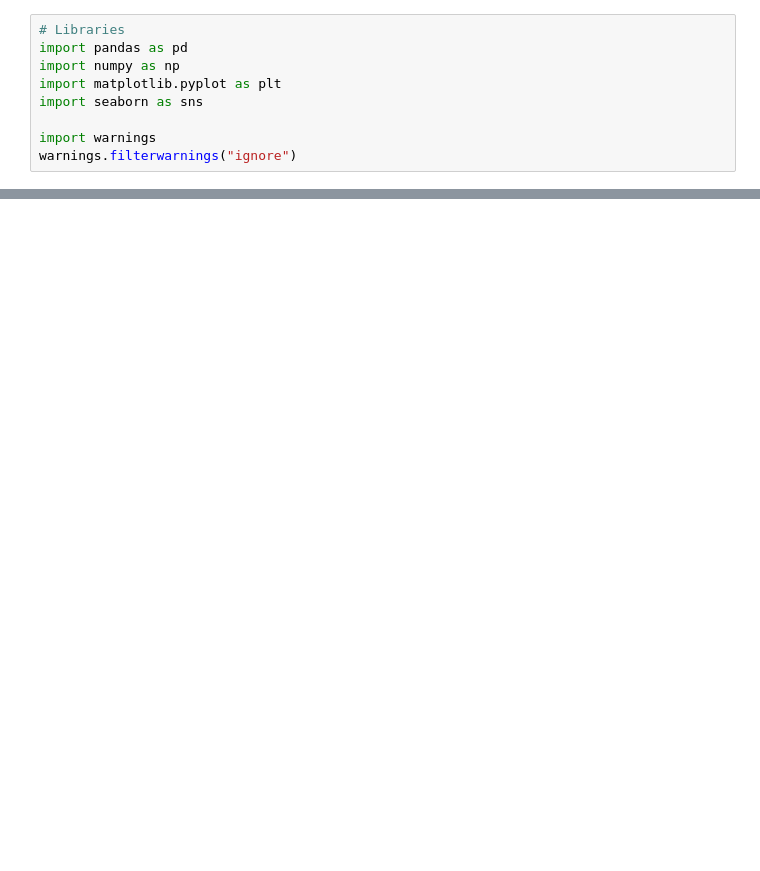
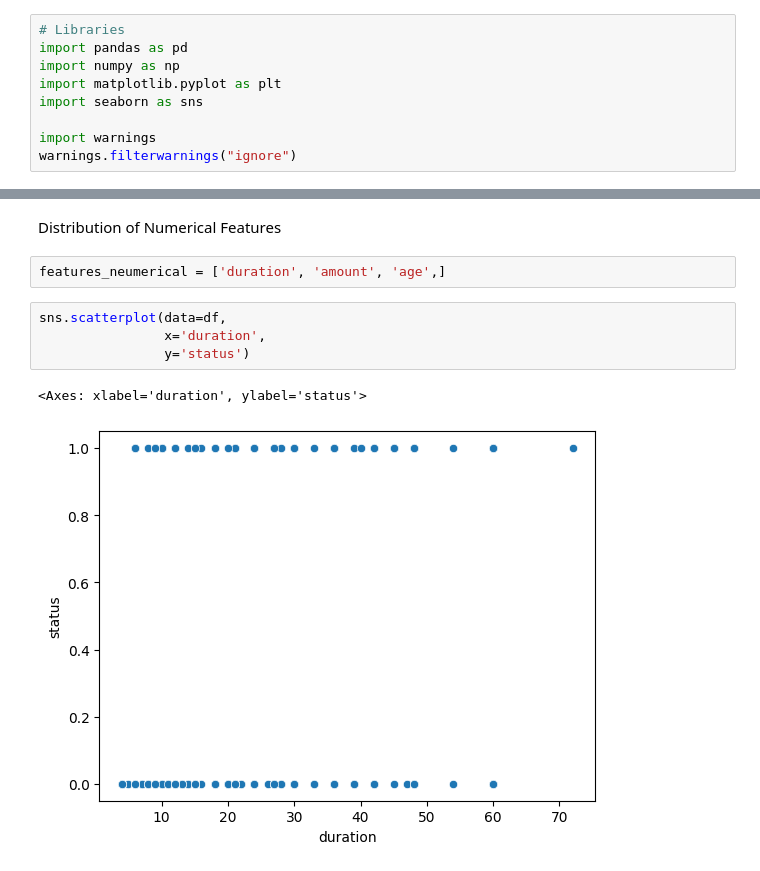
Before and after one commit to ameyak2310/Classifier_GermanCreditRating, a Jupyter notebook: notebooks/eda.ipynb, the cells around one changed output, grey strips where cells are left out. Drawn from its saved outputs; the diff is of its cells as text; blank space fills up the shorter version.

```diff
--- a/notebooks/eda.ipynb
+++ b/notebooks/eda.ipynb
@@ -352,0 +106,11 @@ weighted avg       0.78      0.58      0.58       300
+# %% [markdown]
+Distribution of Numerical Features
+# %%
+features_neumerical = ['duration', 'amount', 'age',]
+# %%
+sns.scatterplot(data=df,
+                x='duration',
+                y='status')
+# %% [output]
+<Axes: xlabel='duration', ylabel='status'>
+[figure, added]
```
Also changed, not shown: parts of 35 cells of this notebook, 3 other files.
